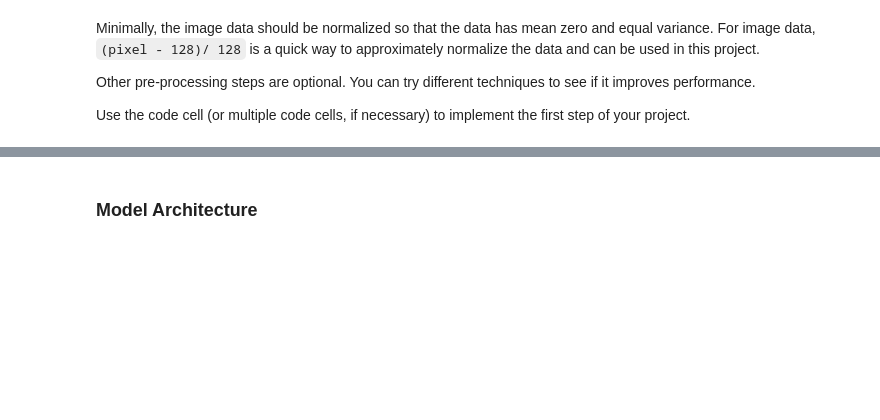
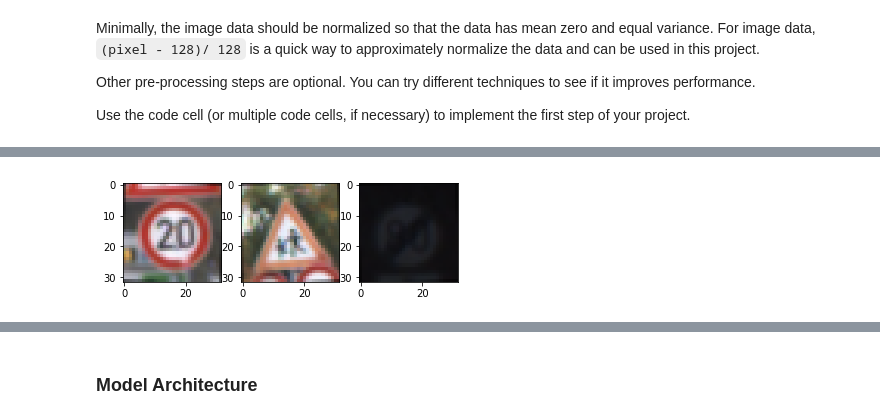
Before and after one commit to avernethy/CarND-Traffic-Sign-Classifier-Project, a Jupyter notebook: Traffic_Sign_Classifier.ipynb, the cells around one changed output, grey strips where cells are left out. Drawn from its saved outputs; the diff is of its cells as text; code cells hidden in the pictures; blank space fills up the shorter version.

Commit message:
Complete +/- 2 degree rotation and train @ 0.94

```diff
--- a/Traffic_Sign_Classifier.ipynb
+++ b/Traffic_Sign_Classifier.ipynb
@@ -202,0 +227,77 @@ def convert2Gray(image):
+# %%
+
+
+use_gray = 1
+use_augment = 1
+bins = np.arange(0,43,1)
+hist_val, hist_val_ind = np.histogram(y_train,bins)
+#test= rotate_bound(X_train[0], 2.0)
+#test.shape = (1,32,32,3)
+#print(X_train[0].shape)
+#print(test.shape)
+#print(X_train.shape)
+#print(y_train.shape)
+#augment_images = np.append(X_train,test,0)
+#f, (ax1, ax2, ax3) = plt.subplots(1, 3)
+#ax1.imshow(augment_images[34799])
+#print(augment_images.shape)
+low_category = []
+for ii in range(len(hist_val)):
+    if hist_val[ii]<500:
+        low_category.append(hist_val_ind[ii])
+print(low_category)
+
+if use_augment:
+    augment_images = X_train[0]
+    augment_images.shape = (1,32,32,3)
+    augment_labels = y_train[0]
+    #augment_labels.shape = (1,)
+    for ii in range(len(X_train)):
+        if(y_train[ii] in low_category):
+            #rotate the image +
+            #append to augment
+            temp_image = rotate_bound(X_train[ii], 2.0)
+            temp_image.shape = (1,32,32,3)
+            augment_images = np.append(augment_images,temp_image,0)
+            augment_labels = np.append(augment_labels,y_train[ii])
+
+
+            #rotate the image -
+            #append to augment
+            temp_image = rotate_bound(X_train[ii], -2.0)
+            temp_image.shape = (1,32,32,3)
+            augment_images = np.append(augment_images,temp_image,0)
+            augment_labels = np.append(augment_labels,y_train[ii])
+            print(len(augment_images))
+            print(len(augment_labels))
+            #translate the image +
+            #append to augment
+            #translate the image -
+            #append to augment
+            #print(ii)
+            #print(temp_image)
+print(augment_images.shape)
+#Plot a few of the traffic signs in a 3x3 output. randomize to get an idea of various signs
+#print(X_train_normal[0])
+#plt.imshow(X_train_normal[0])
+
+
+f, (ax1, ax2, ax3) = plt.subplots(1, 3)
+ax1.imshow(augment_images[np.random.randint(0,len(augment_images))])
+ax2.imshow(augment_images[np.random.randint(0,len(augment_images))])
+ax3.imshow(augment_images[np.random.randint(0,len(augment_images))])
+
+X_train = np.append(X_train,augment_images,0)
+y_train = np.append(y_train,augment_labels,0)
+
+
+#print(len(augment_labels))
+
+hist_val_new, hist_val_ind_new = np.histogram(augment_labels,bins)
+
+#print(hist_val_new)
+
+
+
+#print(n_train)
+# %% [output]
@@ -203 +321,2 @@ def convert2Gray(image):
+[figure, added]
 # %%
```
Also changed, not shown: parts of 15 cells of this notebook, 3 other files.
